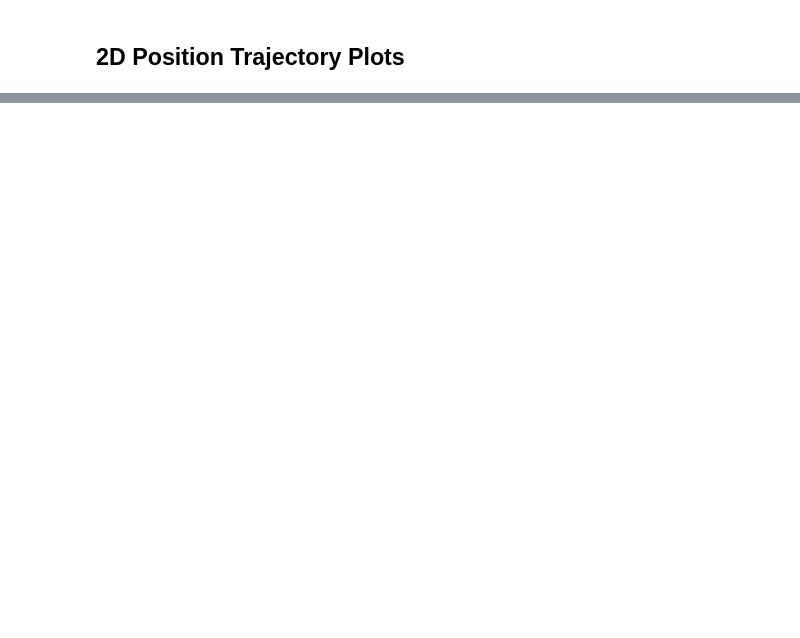
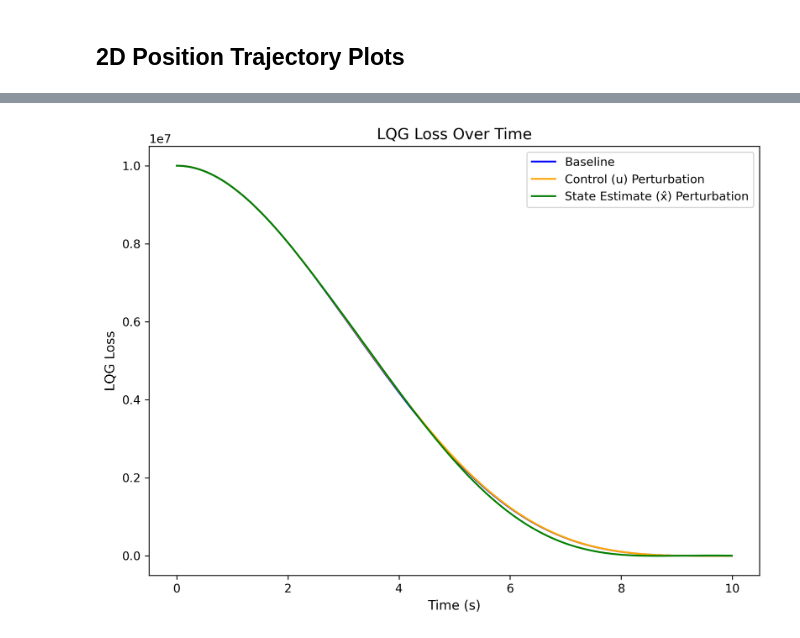
Before and after one commit to emilyekstrum/cerebellar_LQG_control, a Jupyter notebook: notebooks/lqg_model_2d.ipynb, the cells around one changed output, grey strips where cells are left out. Saved outputs shown, nothing was run; the diff lists cells and outputs as text; code cells hidden in the pictures; blank space fills up the shorter version.

```diff
--- a/notebooks/lqg_model_2d.ipynb
+++ b/notebooks/lqg_model_2d.ipynb
@@ -570,0 +649,32 @@ plt.show()
+# %%
+# compute LQG loss for each system: loss = (x - target)^T Q (x - target) + u^T R u
+def compute_loss(x_list, u_list, target, Q, R):
+    """compute cumulative LQG loss over time."""
+    loss = np.zeros(len(x_list))
+    for t in range(len(x_list)):
+        state_error = x_list[t] - target
+        state_cost = float((state_error.T @ Q @ state_error).item())
+        loss[t] = state_cost
+        if t < len(u_list):
+            control_cost = float((u_list[t].T @ R @ u_list[t]).item())
+            loss[t] += control_cost
+    return loss
+
+loss_baseline = compute_loss(x_baseline_list, u_baseline_list, baseline_data['target'], Q, R)
+loss_u_pert = compute_loss(x_u_pert_list, u_u_pert_list, u_pert_data['target'], Q, R)
+loss_xhat_pert = compute_loss(x_xhat_pert_list, u_xhat_pert_list, u_pert_data['target'], Q, R)
+
+# plot loss over time for each system
+fig, ax = plt.subplots(figsize=(8, 6))
+ax.plot(time, loss_baseline, label='Baseline', color='blue', linewidth=1.5)
+ax.plot(time, loss_u_pert, label='Control (u) Perturbation', color='orange', linewidth=1.5)
+ax.plot(time, loss_xhat_pert, label='State Estimate (x̂) Perturbation', color='green', linewidth=1.5)
+ax.set_xlabel('Time (s)', fontsize=11)
+ax.set_ylabel('LQG Loss', fontsize=11)
+ax.set_title('LQG Loss Over Time', fontsize=13)
+ax.legend(fontsize=10)
+#ax.grid(True, alpha=0.3)
+plt.tight_layout()
+plt.show()
+# %% [output]
+[figure, added]
```
Also changed, not shown: parts of 9 cells of this notebook, 1 other file.
